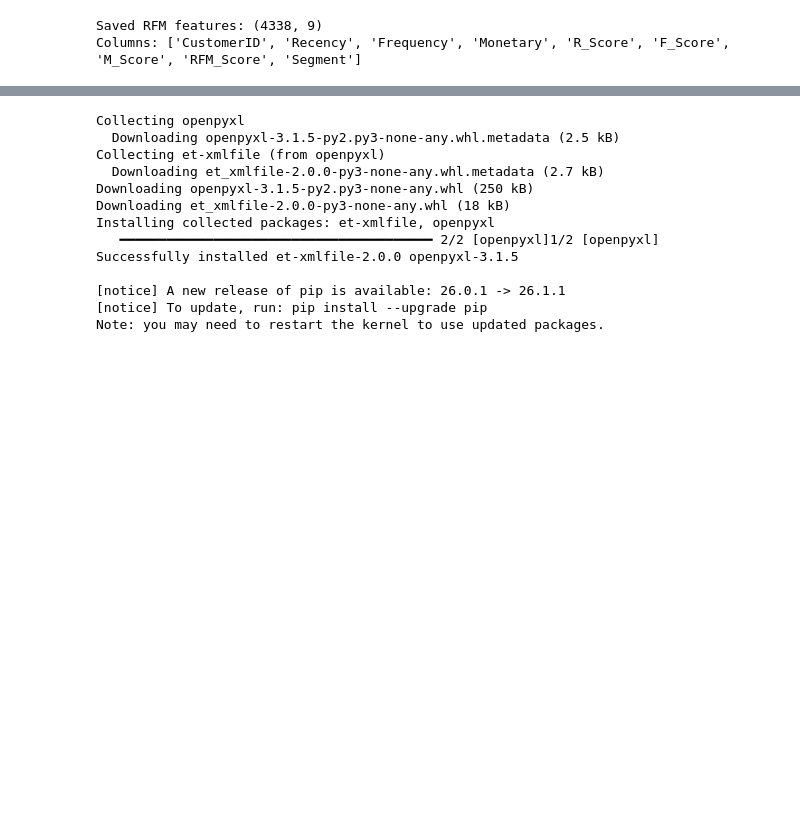
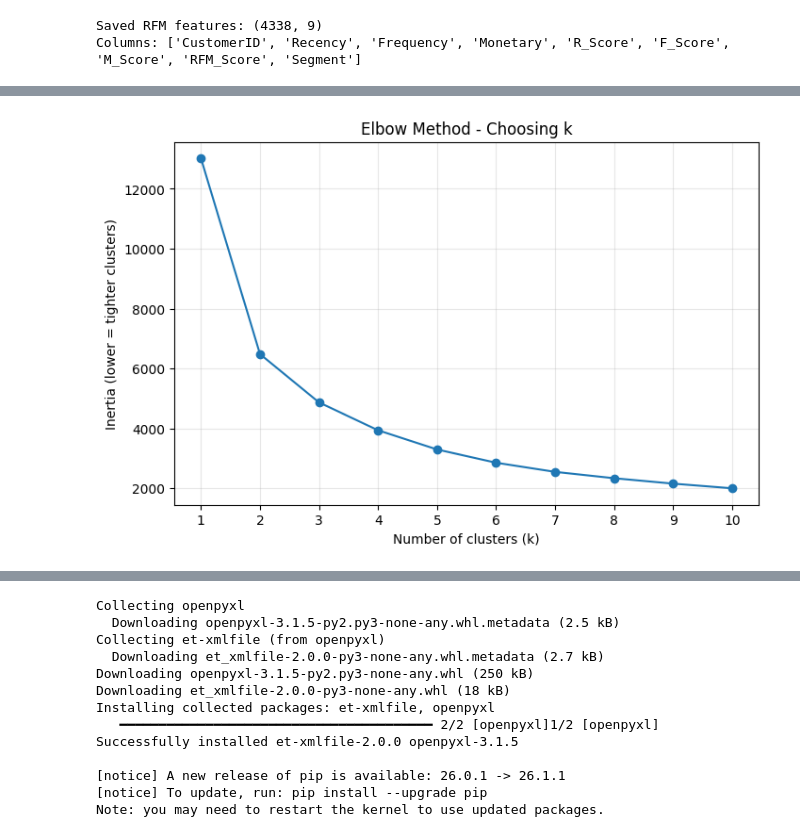
Before and after one commit to sohamsahu85/retailpulse, a Jupyter notebook: notebooks/01_EDA.ipynb, the cells around one changed output, grey strips where cells are left out. Saved outputs shown, nothing was run; the diff lists cells and outputs as text; code cells hidden in the pictures; blank space fills up the shorter version.

Commit message:
feat: Day 3 - K-Means clustering with elbow method and segment visualization

```diff
--- a/notebooks/01_EDA.ipynb
+++ b/notebooks/01_EDA.ipynb
@@ -145,0 +187,25 @@ Columns: ['CustomerID', 'Recency', 'Frequency', 'Monetary', 'R_Score', 'F_Score'
+# %%
+from sklearn.cluster import KMeans
+import matplotlib.pyplot as plt
+
+# Try k from 1 to 10 and record the inertia for each
+inertias = []
+k_range = range(1, 11)
+
+for k in k_range:
+    kmeans = KMeans(n_clusters=k, random_state=42, n_init=10)
+    kmeans.fit(rfm_scaled)
+    inertias.append(kmeans.inertia_)
+
+# Plot the elbow curve
+plt.figure(figsize=(8, 5))
+plt.plot(k_range, inertias, marker='o')
+plt.title('Elbow Method - Choosing k')
+plt.xlabel('Number of clusters (k)')
+plt.ylabel('Inertia (lower = tighter clusters)')
+plt.xticks(k_range)
+plt.grid(True, alpha=0.3)
+plt.savefig('../models/elbow_method.png', dpi=100, bbox_inches='tight')
+plt.show()
+# %% [output]
+[figure, added]
```
Also changed, not shown: parts of 4 cells of this notebook, 3 other files.
